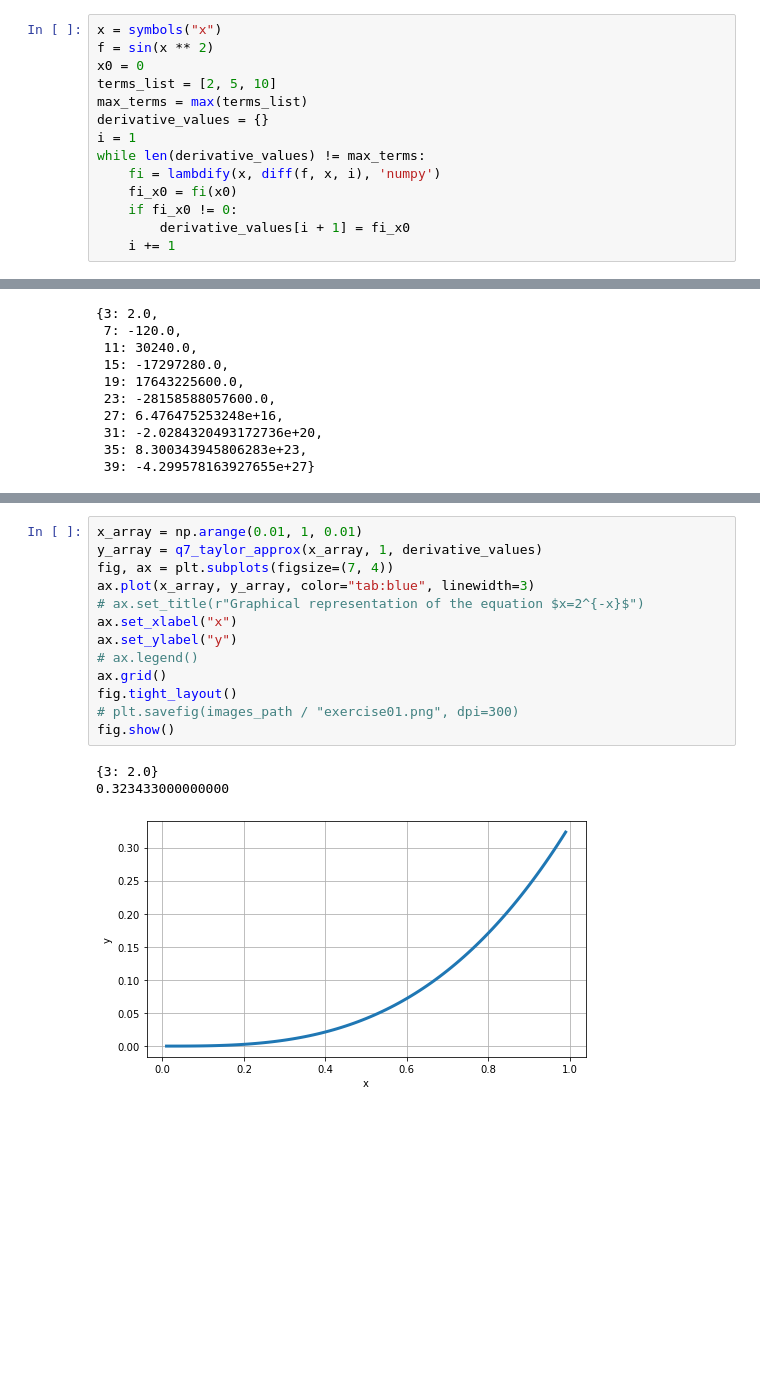
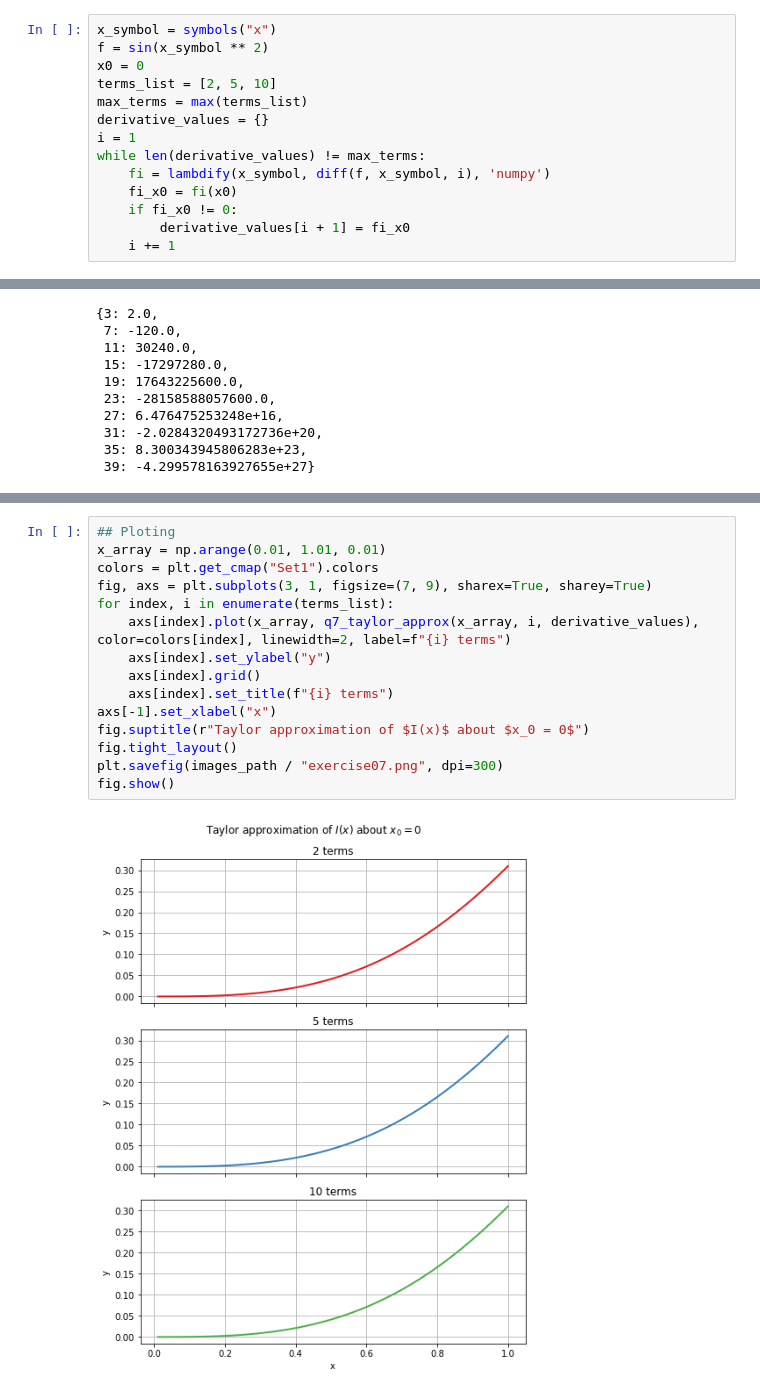
Before and after one commit to aoguedao/math685_numerical_analysis, a Jupyter notebook: homeworks/hwk01.ipynb, the cells around one changed output, grey strips where cells are left out. Saved outputs shown, nothing was run; the diff lists cells and outputs as text; blank space fills up the shorter version.

```diff
--- a/homeworks/hwk01.ipynb
+++ b/homeworks/hwk01.ipynb
@@ -185,15 +298,15 @@ k  &                        \\
 from sympy import *
 from sympy.plotting import plot
 # %%
-x = symbols("x")
-f = sin(x ** 2)
+x_symbol = symbols("x")
+f = sin(x_symbol ** 2)
 x0 = 0
 terms_list = [2, 5, 10]
 max_terms = max(terms_list)
 derivative_values = {}
 i = 1
 while len(derivative_values) != max_terms:
-    fi = lambdify(x, diff(f, x, i), 'numpy')
+    fi = lambdify(x_symbol, diff(f, x_symbol, i), 'numpy')
     fi_x0 = fi(x0)
     if fi_x0 != 0:
         derivative_values[i + 1] = fi_x0
@@ -225,18 +360,18 @@ def q7_taylor_approx(x, n_terms, derivative_values):
     return output
 # %%
-x_array = np.arange(0.01, 1, 0.01)
-y_array = q7_taylor_approx(x_array, 1, derivative_values)
-fig, ax = plt.subplots(figsize=(7, 4))
-ax.plot(x_array, y_array, color="tab:blue", linewidth=3)
-# ax.set_title(r"Graphical representation of the equation $x=2^{-x}$")
-ax.set_xlabel("x")
-ax.set_ylabel("y")
-# ax.legend()
-ax.grid()
+## Ploting
+x_array = np.arange(0.01, 1.01, 0.01)
+colors = plt.get_cmap("Set1").colors
+fig, axs = plt.subplots(3, 1, figsize=(7, 9), sharex=True, sharey=True)
+for index, i in enumerate(terms_list):
+    axs[index].plot(x_array, q7_taylor_approx(x_array, i, derivative_values), color=colors[index], linewidth=2, label=f"{i} terms")
+    axs[index].set_ylabel("y")
+    axs[index].grid()
+    axs[index].set_title(f"{i} terms")
+axs[-1].set_xlabel("x")
+fig.suptitle(r"Taylor approximation of $I(x)$ about $x_0 = 0$")
 fig.tight_layout()
-# plt.savefig(images_path / "exercise01.png", dpi=300)
+plt.savefig(images_path / "exercise07.png", dpi=300)
 fig.show()
 # %% [output]
-{3: 2.0}
-0.323433000000000
-[figure, old version]
+[figure, new version]
```
Also changed, not shown: parts of 14 cells of this notebook, 1 other file.
